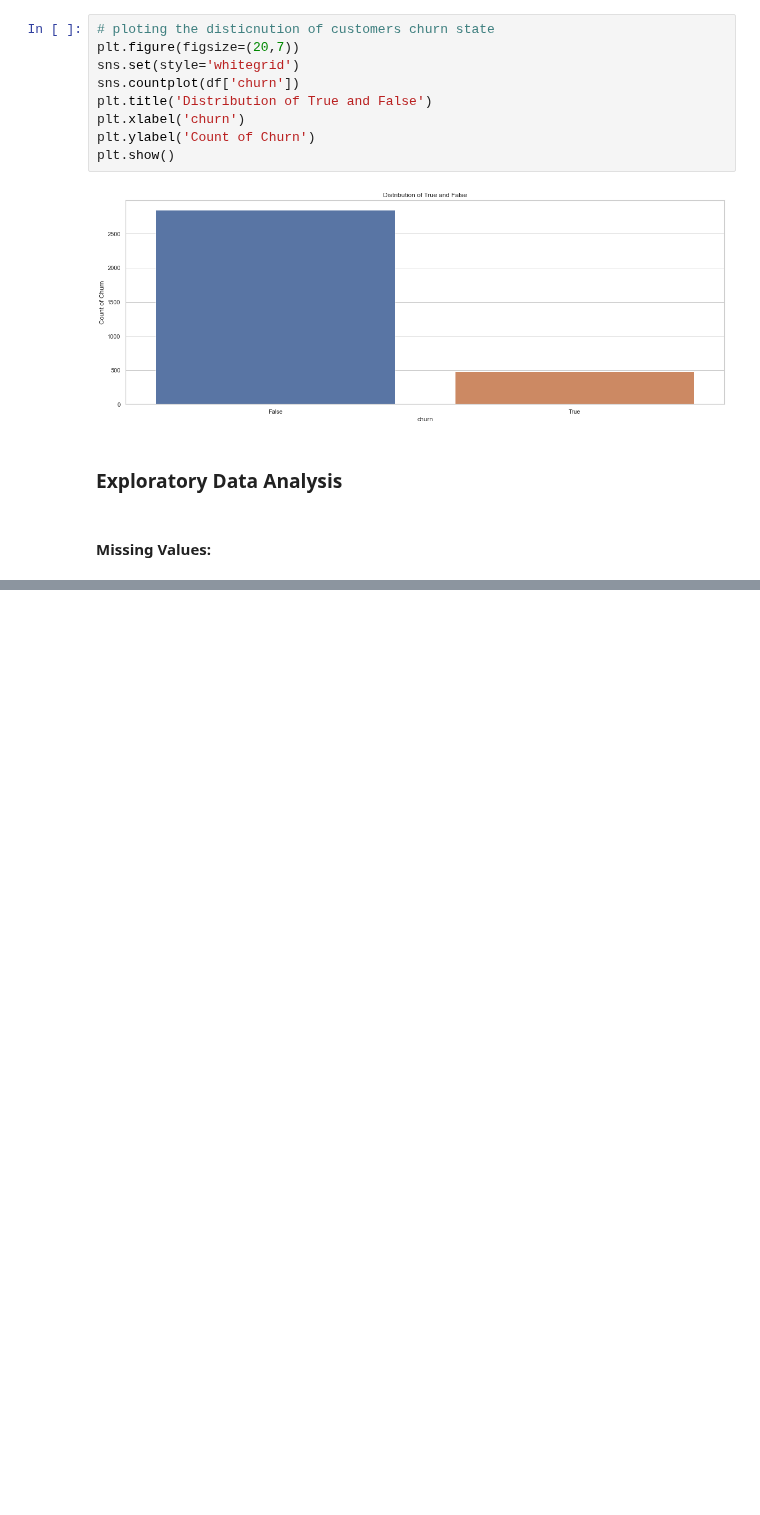
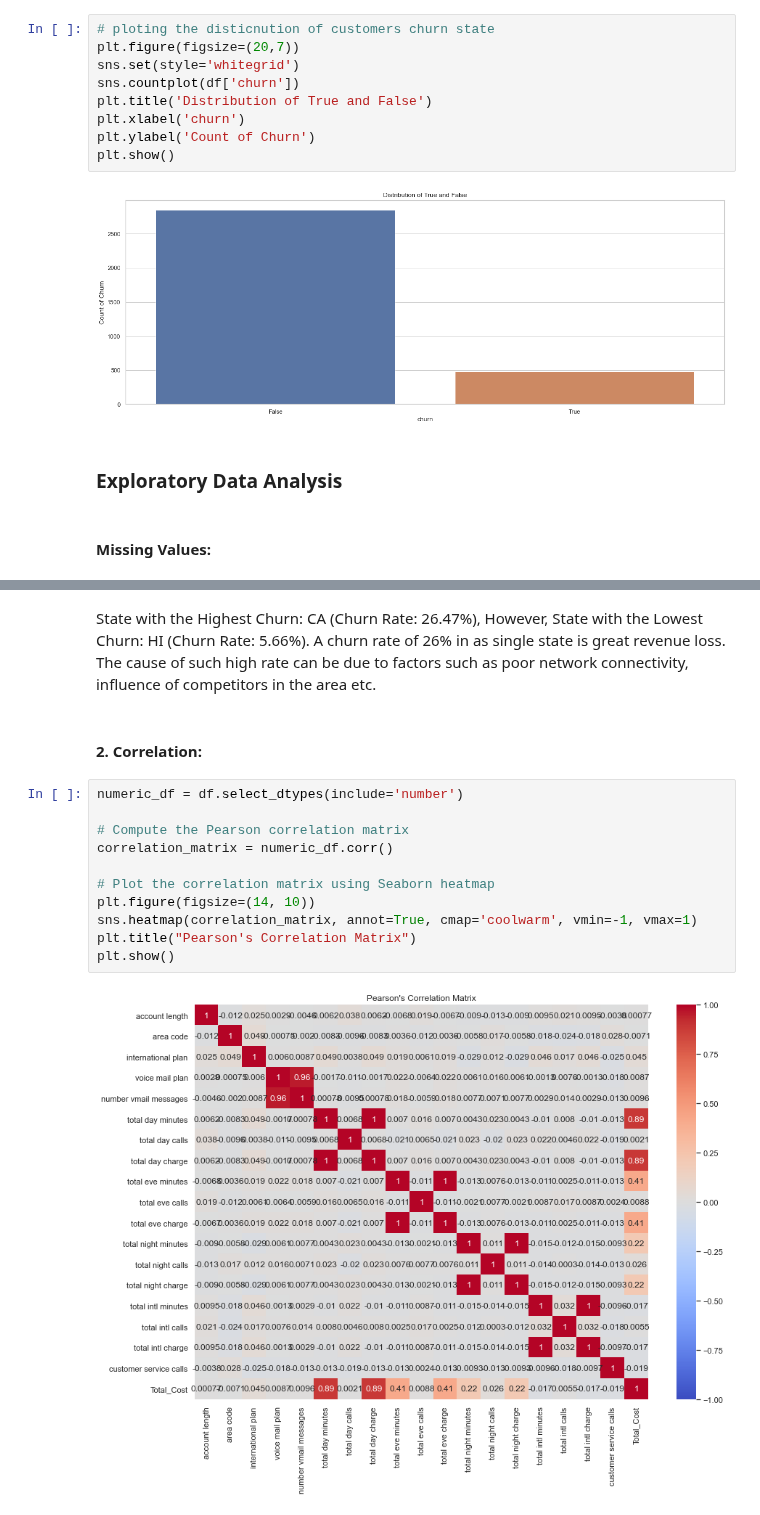
Before and after one commit to ThomasOkiwi/Phase-Three-Final-Project, a Jupyter notebook: index.ipynb, the cells around one changed output, grey strips where cells are left out. Drawn from its saved outputs; the diff is of its cells as text; blank space fills up the shorter version.

```diff
--- a/index.ipynb
+++ b/index.ipynb
@@ -223,0 +310,17 @@ missing_data
+# %% [markdown]
+State with the Highest Churn: CA (Churn Rate: 26.47%), However, State with the Lowest Churn: HI (Churn Rate: 5.66%). A churn rate of 26% in as single state is great revenue loss. The cause of such high rate can be due to factors such as poor network connectivity, influence of competitors in the area etc.
+# %% [markdown]
+#### 2. Correlation:
+# %%
+numeric_df = df.select_dtypes(include='number')
+
+# Compute the Pearson correlation matrix
+correlation_matrix = numeric_df.corr()
+
+# Plot the correlation matrix using Seaborn heatmap
+plt.figure(figsize=(14, 10))
+sns.heatmap(correlation_matrix, annot=True, cmap='coolwarm', vmin=-1, vmax=1)
+plt.title("Pearson's Correlation Matrix")
+plt.show()
+# %% [output]
+[figure, added]
```
Also changed, not shown: parts of 25 cells of this notebook.
